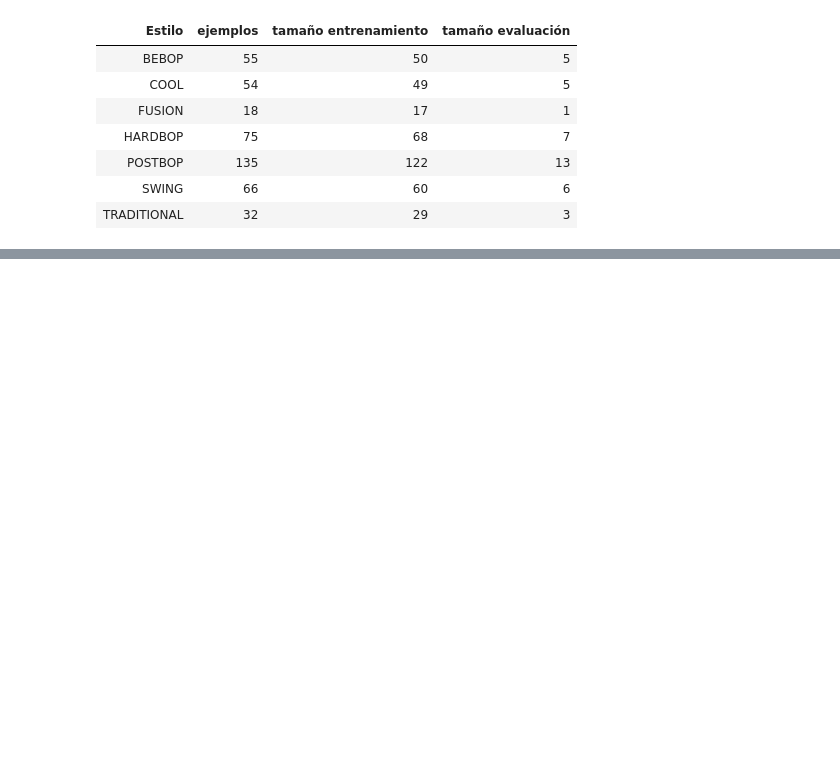
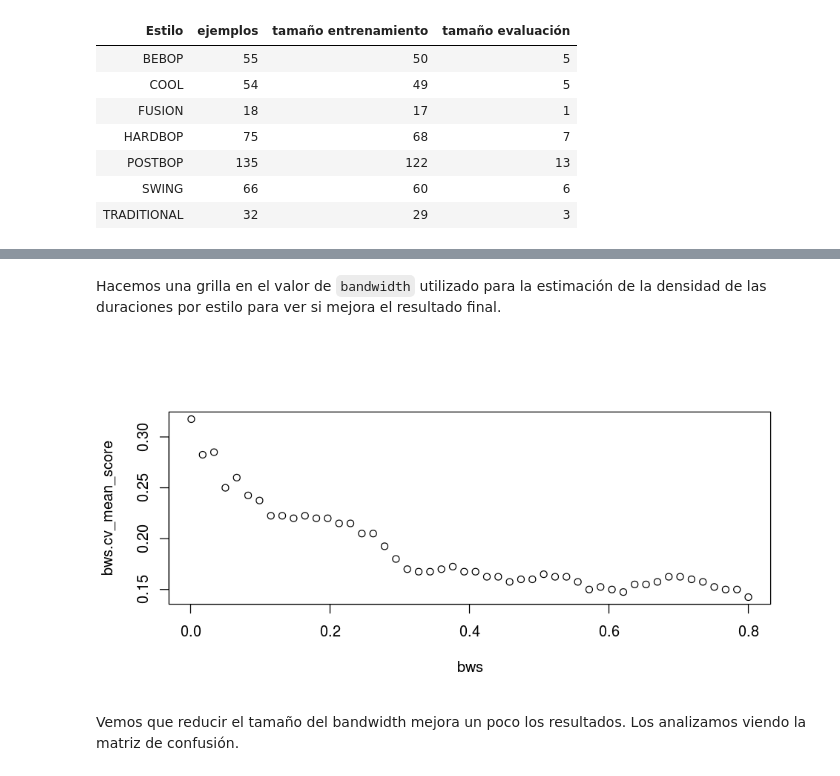
Before and after one commit to m2march/tp_final_r, a Jupyter notebook: tp_final/TP Final.ipynb, the cells around one changed output, grey strips where cells are left out. Saved outputs shown, nothing was run; the diff lists cells and outputs as text; code cells hidden in the pictures; blank space fills up the shorter version.

```diff
--- a/tp_final/TP Final.ipynb
+++ b/tp_final/TP Final.ipynb
@@ -258 +315,10 @@ for (cv_idx in 1:cv_count) {  # Para cada CV
 }
+# %%
+cv.scores <- cv.calc()
+# %%
+# Devuelve un vector de los errores medios para cada par de vectores de resultados de la convalidación cruzada
+# 'cv.scores' es una lista de objetos con listas 'predicted' y 'truth' de etiquetas de estilos para los solos
+# clasificados.
+all.cv.scores <- function(cv.scores) {
+    sapply(cv.scores, function(x) mean(x$predicted == x$truth))
+}
@@ -258,0 +336,5 @@ for (cv_idx in 1:cv_count) {  # Para cada CV
+# %%
+cv.scores.all = list(predicted = c(sapply(cv.scores, function(x) x$predicted)),
+    truth=c(sapply(cv.scores, function(x) x$truth)))
+stopifnot(length(cv.scores.all$predicted) == 40 * cv_count)
+stopifnot(length(cv.scores.all$truth) == 40 * cv_count)
@@ -258,0 +356,11 @@ for (cv_idx in 1:cv_count) {  # Para cada CV
+# %% [markdown]
+Hacemos una grilla en el valor de `bandwidth` utilizado para la estimación de la densidad de las duraciones por estilo para ver si mejora el resultado final.
+# %%
+bws <- seq(0.001, 0.8, length.out=50)
+bws.cv_mean_score <- sapply(bws, function(bw) mean(all.cv.scores(cv.calc(bw))))
+# %%
+plot(bws, bws.cv_mean_score)
+# %% [output]
+[figure, added]
+# %% [markdown]
+Vemos que reducir el tamaño del bandwidth mejora un poco los resultados. Los analizamos viendo la matriz de confusión.
```
Also changed, not shown: parts of 34 cells of this notebook, 1 other file.
